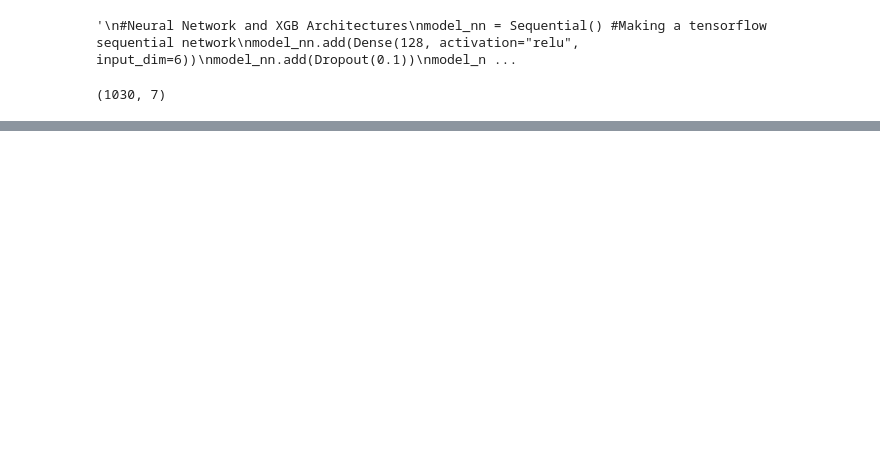
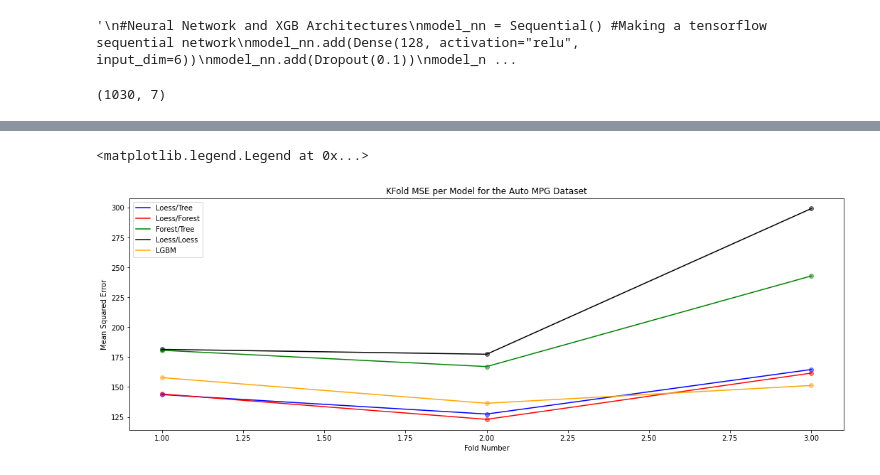
Before and after one commit to MichaelCusackNelkin/WM_DATA410, a Jupyter notebook: Projects/Project_4.ipynb, the cells around one changed output, grey strips where cells are left out. Saved outputs shown, nothing was run; the diff lists cells and outputs as text; code cells hidden in the pictures; blank space fills up the shorter version.

```diff
--- a/Projects/Project_4.ipynb
+++ b/Projects/Project_4.ipynb
@@ -183,9 +183,9 @@ mse_lwr_lwr = []
 mse_lgbm = []
 
 scale = StandardScaler()
-for i in range(12345,12346):
+for i in range(12345,12347):
   print('Random State: ' + str(i))
-  kf = KFold(n_splits=10,shuffle=True,random_state=i)
+  kf = KFold(n_splits=5,shuffle=True,random_state=i)
   # this is the random state cross-validation loop to make sure our results are real, not just the state being good/bad for a particular model
   j = 0
   for idxtrain, idxtest in kf.split(data[:,:2]):
@@ -225,8 +225,8 @@ for i in range(12345,12346):
                    kern = Tricubic, tau = 1.2, tau_b=0.5, intercept = True, n_estimators=100 , max_depth=3)
 
     #LightGBM
-    lgb = lgbm.LGBMRegressor(num_iterations=200)
-    lgb.fit(xtrain, ytrain, eval_set=[(xtest, ytest)], eval_metric='mse')
+    lgb = lgbm.LGBMRegressor(num_iterations=1000)
+    lgb.fit(xtrain, ytrain, eval_set=[(xtest, ytest)], eval_metric='mse', early_stopping_rounds=100)
     yhat_lgbm = lgb.predict(xtest, num_iteration=lgb.best_iteration_)
 
 
@@ -404,0 +252,29 @@ The Cross-validated Mean Squared Error for LightGBM : 162.900959572506
+# %%
+fig, ax = plt.subplots(figsize=(18,6))
+
+#Cars Plot
+ax.plot(np.arange(1,4,1),mse_lwr_d, color='blue', label='Loess/Tree')
+ax.plot(np.arange(1,4,1),mse_lwr_rf, color='red', label='Loess/Forest')
+ax.plot(np.arange(1,4,1),mse_rf_d, color='green', label='Forest/Tree')
+ax.plot(np.arange(1,4,1),mse_lwr_lwr, color='black', label='Loess/Loess')
+ax.plot(np.arange(1,4,1),mse_lgbm, color='orange', label='LGBM')
+
+ax.scatter(np.arange(1,4,1),mse_lwr_d, color='blue', alpha=0.5)
+ax.scatter(np.arange(1,4,1),mse_lwr_rf, color='red', alpha=0.5)
+ax.scatter(np.arange(1,4,1),mse_rf_d, color='green', alpha=0.5)
+ax.scatter(np.arange(1,4,1),mse_lwr_lwr, color='black', alpha=0.5)
+ax.scatter(np.arange(1,4,1),mse_lgbm, color='orange', alpha=0.5)
+
+#ax.axhline(y=np.mean(mse_lwr_d), xmin=0, xmax = 1, color='red',label='Avg. Loess MSE', alpha=0.3)
+#ax.axhline(y=np.mean(mse_lwr_rf), xmin=0, xmax=1, color='blue', label='Avg. Boosted Loess MSE', alpha=0.3)
+#ax.axhline(y=np.mean(mse_rf_d), xmin=0, xmax = 1, color='green',label='Avg. Random Forest MSE', alpha=0.3)
+#ax.axhline(y=np.mean(mse_lwr_lwr), xmin=0, xmax = 1, color='black',label='Avg. XGB MSE', alpha=0.3)
+#ax.axhline(y=np.mean(mse_lgbm), xmin=0, xmax = 1, color='orange',label='Avg. XGB MSE', alpha=0.3)
+
+
+ax.set(xlabel='Fold Number', ylabel = 'Mean Squared Error')
+ax.set_title('KFold MSE per Model for the Auto MPG Dataset')
+ax.legend()
+# %% [output]
+<matplotlib.legend.Legend at 0x...>
+[figure, added]
```
Also changed, not shown: parts of 1 cell of this notebook, 1 other file.
